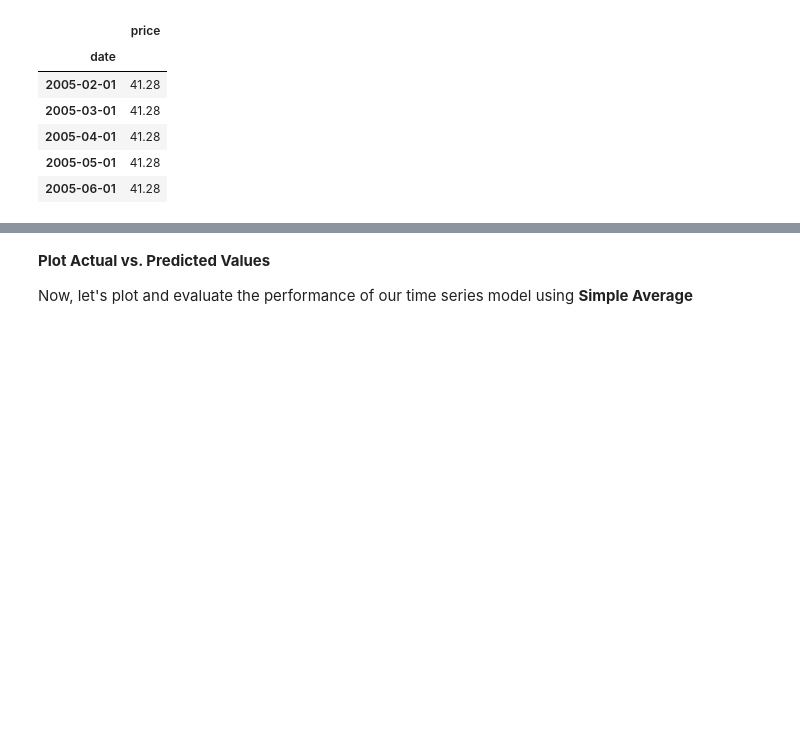
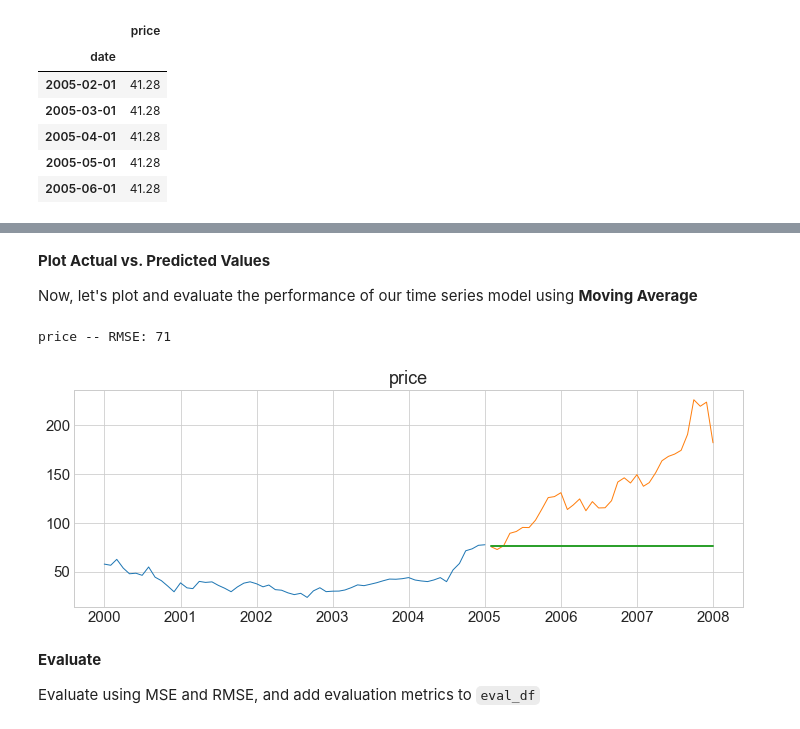
Before and after one commit to KwameTaylor/time-series-exercises, a Jupyter notebook: modeling-lesson-with-stock-data.ipynb, the cells around one changed output, grey strips where cells are left out. Drawn from its saved outputs; the diff is of its cells as text; code cells hidden in the pictures; blank space fills up the shorter version.

````diff
--- a/modeling-lesson-with-stock-data.ipynb
+++ b/modeling-lesson-with-stock-data.ipynb
@@ -294,4 +377,13 @@ yhat_df.head()
 # %% [markdown]
 **Plot Actual vs. Predicted Values**
 
-Now, let's plot and evaluate the performance of our time series model using **Simple Average**
+Now, let's plot and evaluate the performance of our time series model using **Moving Average**
+# %%
+plot_and_eval('price')
+# %% [output]
+price -- RMSE: 71
+[figure, added]
+# %% [markdown]
+**Evaluate**
+
+Evaluate using MSE and RMSE, and add evaluation metrics to ```eval_df```
````
Also changed, not shown: parts of 32 cells of this notebook, 1 other file.
